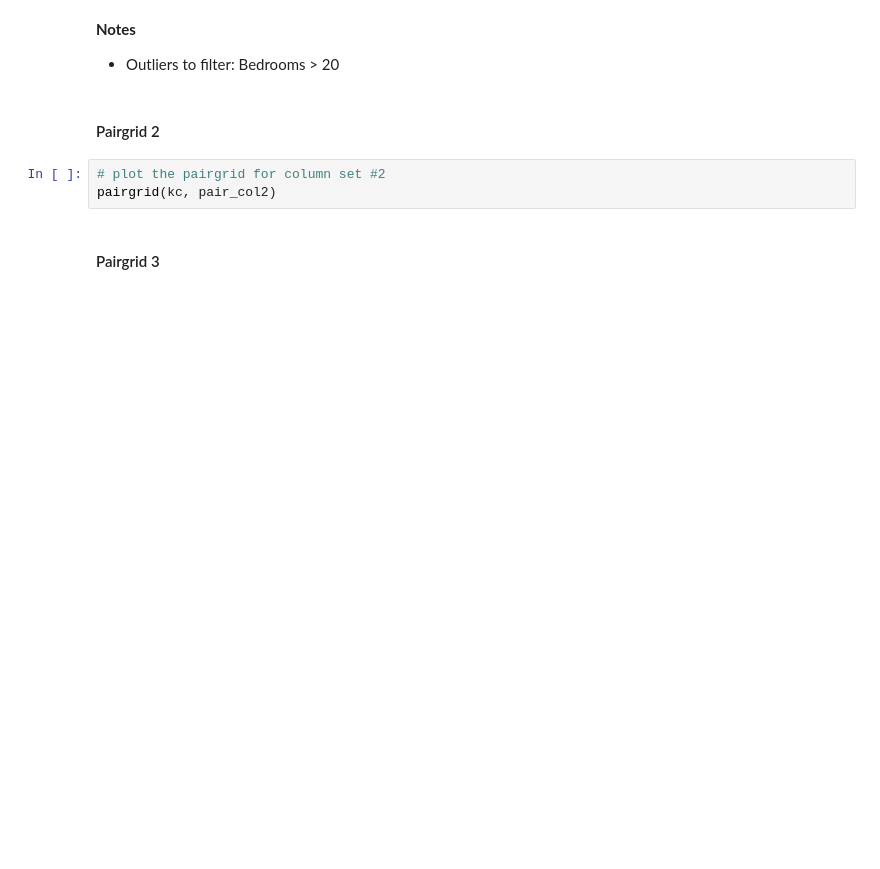
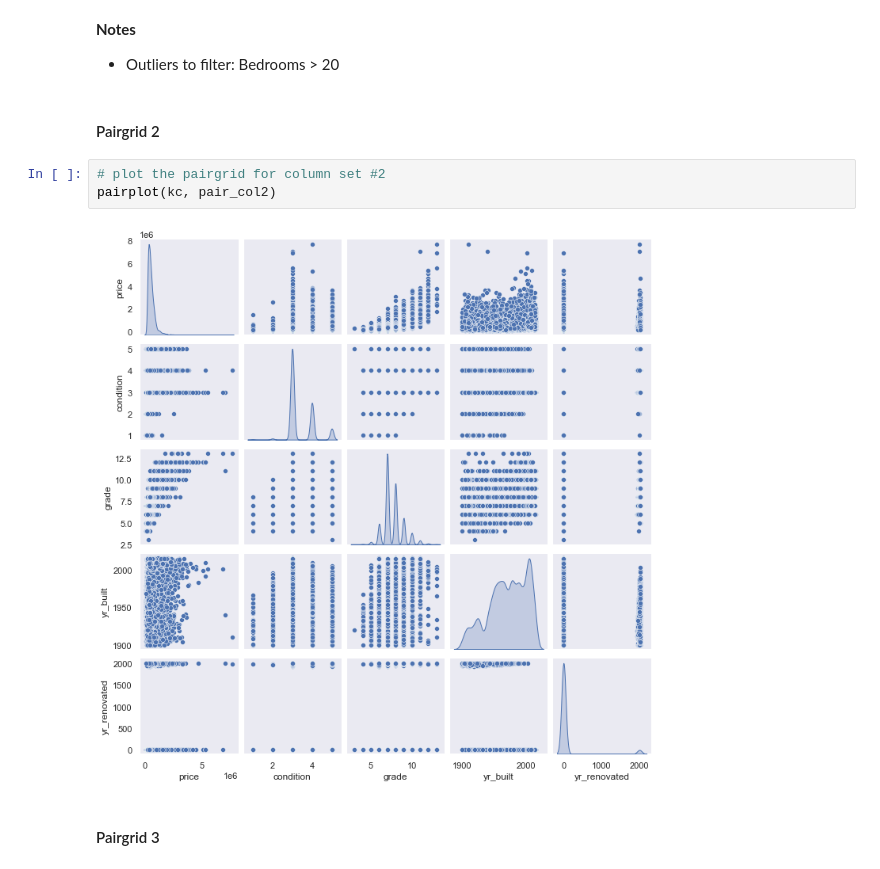
Before and after one commit to cutterback/p02-home-sales-predictive-project, a Jupyter notebook: Home-Sales-Predictive-Model.ipynb, the cells around one changed output. Saved outputs shown, nothing was run; the diff lists cells and outputs as text; blank space fills up the shorter version.

```diff
--- a/Home-Sales-Predictive-Model.ipynb
+++ b/Home-Sales-Predictive-Model.ipynb
@@ -324,7 +396,9 @@ pairgrid(kc, pair_col1)
 #### Pairgrid 2
 # %%
 # plot the pairgrid for column set #2
-pairgrid(kc, pair_col2)
+pairplot(kc, pair_col2)
+# %% [output]
+[figure, added]
 # %% [markdown]
 #### Pairgrid 3
 # %%
```
Also changed, not shown: parts of 37 cells of this notebook.
